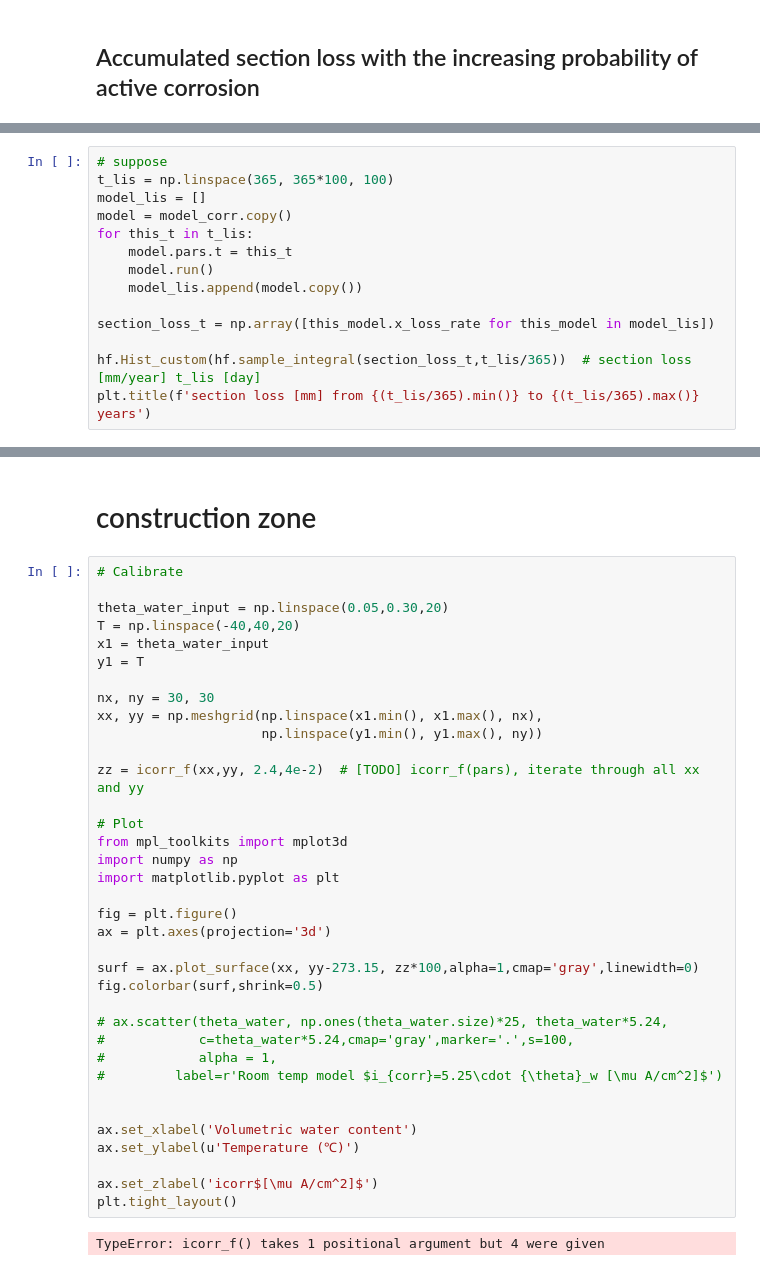
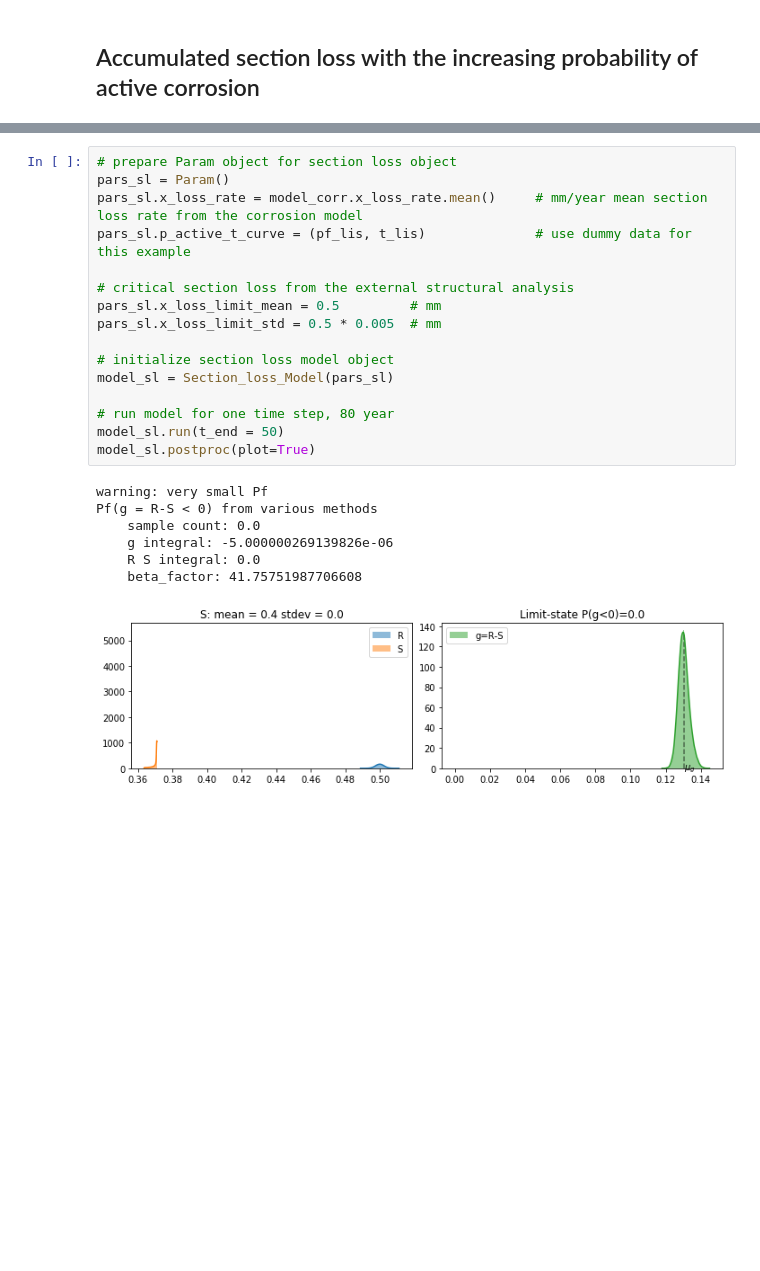
Before and after one commit to ganglix/rational-rc, a Jupyter notebook: modules/corrosion_example.ipynb, the cells around one changed output, grey strips where cells are left out. Saved outputs shown, nothing was run; the diff lists cells and outputs as text; blank space fills up the shorter version.

Commit message:
finish corrosion section loss example

```diff
--- a/modules/corrosion_example.ipynb
+++ b/modules/corrosion_example.ipynb
@@ -77,14 +76,0 @@ Text(0, 0.5, 'probability of active corrosion')
-# %%
-# suppose
-t_lis = np.linspace(365, 365*100, 100)
-model_lis = []
-model = model_corr.copy()
-for this_t in t_lis:
-    model.pars.t = this_t
-    model.run()
-    model_lis.append(model.copy())
-
-section_loss_t = np.array([this_model.x_loss_rate for this_model in model_lis])
-
-hf.Hist_custom(hf.sample_integral(section_loss_t,t_lis/365))  # section loss [mm/year] t_lis [day]
-plt.title(f'section loss [mm] from {(t_lis/365).min()} to {(t_lis/365).max()} years')
@@ -98,40 +77,24 @@ hf.Hist_custom(section_loss_t.mean(axis=1))
-# %% [markdown]
-# construction zone
-# %%
-# Calibrate
-
-theta_water_input = np.linspace(0.05,0.30,20)
-T = np.linspace(-40,40,20)
-x1 = theta_water_input
-y1 = T
-
-nx, ny = 30, 30
-xx, yy = np.meshgrid(np.linspace(x1.min(), x1.max(), nx),
-                     np.linspace(y1.min(), y1.max(), ny))
-
-zz = icorr_f(xx,yy, 2.4,4e-2)  # [TODO] icorr_f(pars), iterate through all xx and yy
-
-# Plot
-from mpl_toolkits import mplot3d
-import numpy as np
-import matplotlib.pyplot as plt
-
-fig = plt.figure()
-ax = plt.axes(projection='3d')
-
-surf = ax.plot_surface(xx, yy-273.15, zz*100,alpha=1,cmap='gray',linewidth=0)
-fig.colorbar(surf,shrink=0.5)
-
-# ax.scatter(theta_water, np.ones(theta_water.size)*25, theta_water*5.24,
-#            c=theta_water*5.24,cmap='gray',marker='.',s=100,
-#            alpha = 1,
-#         label=r'Room temp model $i_{corr}=5.25\cdot {\theta}_w [\mu A/cm^2]$')
-
-
-ax.set_xlabel('Volumetric water content')
-ax.set_ylabel(u'Temperature (℃)')
-
-ax.set_zlabel('icorr$[\mu A/cm^2]$')
-plt.tight_layout()
-# %% [output]
-TypeError: icorr_f() takes 1 positional argument but 4 were given
+# %%
+# prepare Param object for section loss object
+pars_sl = Param()
+pars_sl.x_loss_rate = model_corr.x_loss_rate.mean()     # mm/year mean section loss rate from the corrosion model
+pars_sl.p_active_t_curve = (pf_lis, t_lis)              # use dummy data for this example
+
+# critical section loss from the external structural analysis
+pars_sl.x_loss_limit_mean = 0.5         # mm
+pars_sl.x_loss_limit_std = 0.5 * 0.005  # mm
+
+# initialize section loss model object
+model_sl = Section_loss_Model(pars_sl)
+
+# run model for one time step, 80 year
+model_sl.run(t_end = 50)
+model_sl.postproc(plot=True)
+# %% [output]
+warning: very small Pf
+Pf(g = R-S < 0) from various methods
+    sample count: 0.0
+    g integral: -5.000000269139826e-06
+    R S integral: 0.0
+    beta_factor: 41.75751987706608
+[figure, added]
```
Also changed, not shown: parts of 7 cells of this notebook, 1 other file.
